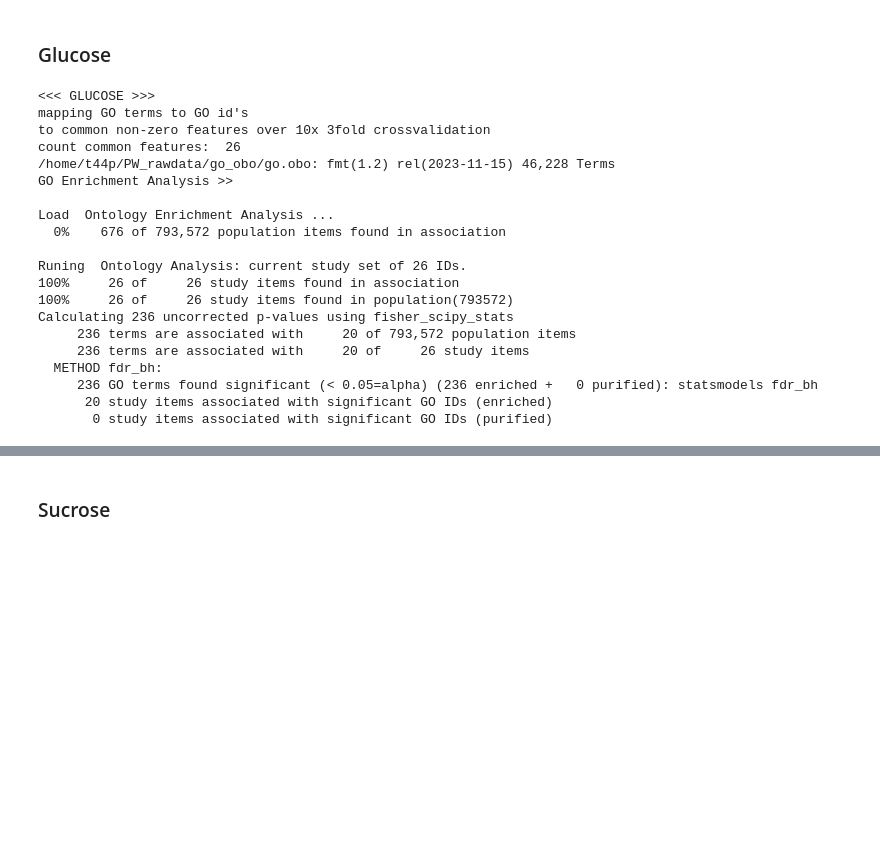
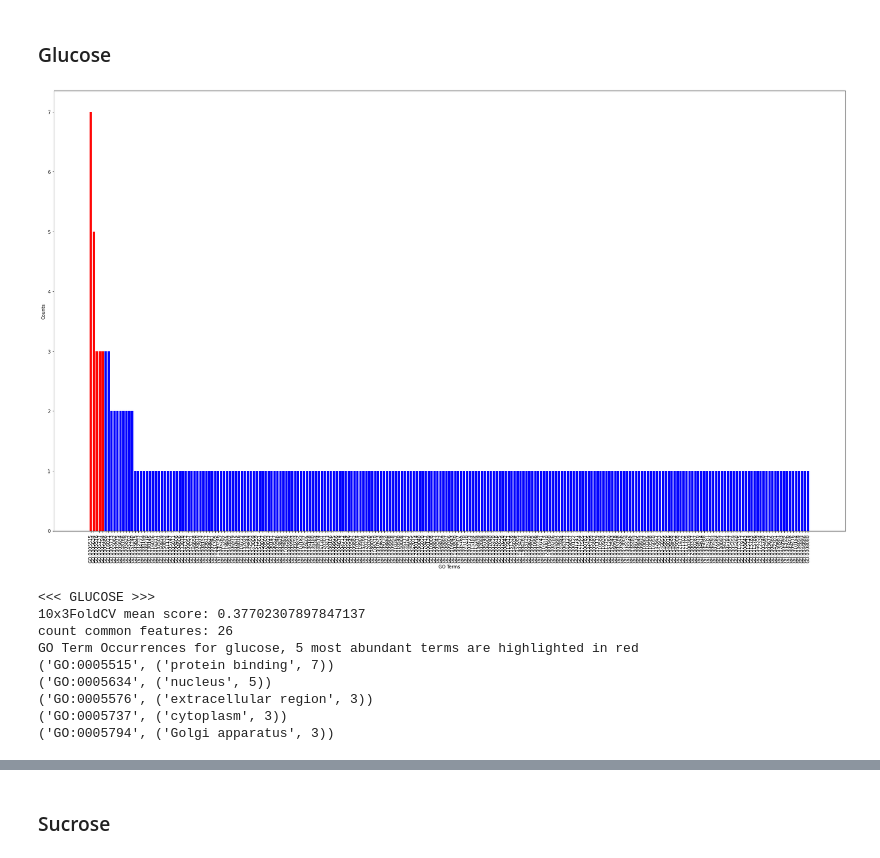
Before and after one commit to Yawkward/x.elegans, a Jupyter notebook: xelegans_gomatch.ipynb, the cells around one changed output, grey strips where cells are left out. Saved outputs shown, nothing was run; the diff lists cells and outputs as text; code cells hidden in the pictures; blank space fills up the shorter version.

```diff
--- a/xelegans_gomatch.ipynb
+++ b/xelegans_gomatch.ipynb
@@ -95,30 +102,48 @@ def matchgff2(feature, gff_file='/home/t44p/PW_rawdata/Transciptome_GenomeAnnota
 # %%
 with open("./models/glucose_nXcv.json", 'r') as file:
     glucose_nXcv = json.load(file)
-
-print("<<< GLUCOSE >>>")
-print(f"mapping GO terms to GO id's\nto common non-zero features over 10x 3fold crossvalidation ")
-print("count common features: ", len(glucose_nXcv['common_features']))
-glucose_nXcv_matched, glucose_goids, glucose_goea = matchgff2(glucose_nXcv['common_features'], goea=True)
+#glucose_nXcv_matched, glucose_goids, glucose_term_count, glucose_goea = matchgff2(glucose_nXcv['common_features'], goea=True)
+glucose_nXcv_matched, glucose_goids, glucose_term_count = matchgff2(glucose_nXcv['common_features'], goea=False)
-# %% [output]
-<<< GLUCOSE >>>
-mapping GO terms to GO id's
-to common non-zero features over 10x 3fold crossvalidation
-count common features:  26
-/home/t44p/PW_rawdata/go_obo/go.obo: fmt(1.2) rel(2023-11-15) 46,228 Terms
-GO Enrichment Analysis >>
-
-Load  Ontology Enrichment Analysis ...
-  0%    676 of 793,572 population items found in association
-
-Runing  Ontology Analysis: current study set of 26 IDs.
-100%     26 of     26 study items found in association
-100%     26 of     26 study items found in population(793572)
-Calculating 236 uncorrected p-values using fisher_scipy_stats
-     236 terms are associated with     20 of 793,572 population items
-     236 terms are associated with     20 of     26 study items
-  METHOD fdr_bh:
-     236 GO terms found significant (< 0.05=alpha) (236 enriched +   0 purified): statsmodels fdr_bh
-      20 study items associated with significant GO IDs (enriched)
-       0 study items associated with significant GO IDs (purified)
+# %%
+go_terms = list(glucose_term_count.keys())
+counts = [glucose_term_count[term][1] for term in go_terms]
+
+# Sort the terms by count and identify top 3 features
+sorted_terms = sorted(glucose_term_count.items(), key=lambda x: x[1][1], reverse=True)
+top_terms = sorted_terms[:5]
+
+# Create lists for the plot
+terms_to_plot = [term for term, _ in sorted_terms]
+counts_to_plot = [count for _, (_, count) in sorted_terms]
+
+# Colors - highlight top 3 in red, others in blue
+colors = ['red' if term in [t[0] for t in top_terms] else 'blue' for term in terms_to_plot]
+
+# Create the bar plot
+plt.figure(figsize=(25, 15))
+plt.bar(terms_to_plot, counts_to_plot, color=colors)
+plt.xlabel('GO Terms')
+plt.ylabel('Counts')
+plt.xticks(rotation=90)
+#plt.title('GO Term Occurrences with Top 3 Features Highlighted')
+plt.tight_layout()  # Adjusts plot to ensure everything fits without overlapping
+
+
+plt.show()
+print("<<< GLUCOSE >>>")
+print(f"10x3FoldCV mean score: {np.mean(glucose_nXcv['mean_scores'])} \ncount common features: {len(glucose_nXcv['common_features'])}")
+print(f'GO Term Occurrences for glucose, 5 most abundant terms are highlighted in red')
+for t in top_terms:
+    print(t)
+# %% [output]
+[figure, added]
+<<< GLUCOSE >>>
+10x3FoldCV mean score: 0.37702307897847137
+count common features: 26
+GO Term Occurrences for glucose, 5 most abundant terms are highlighted in red
+('GO:0005515', ('protein binding', 7))
+('GO:0005634', ('nucleus', 5))
+('GO:0005576', ('extracellular region', 3))
+('GO:0005737', ('cytoplasm', 3))
+('GO:0005794', ('Golgi apparatus', 3))
 # %%
```
Also changed, not shown: parts of 16 cells of this notebook.
